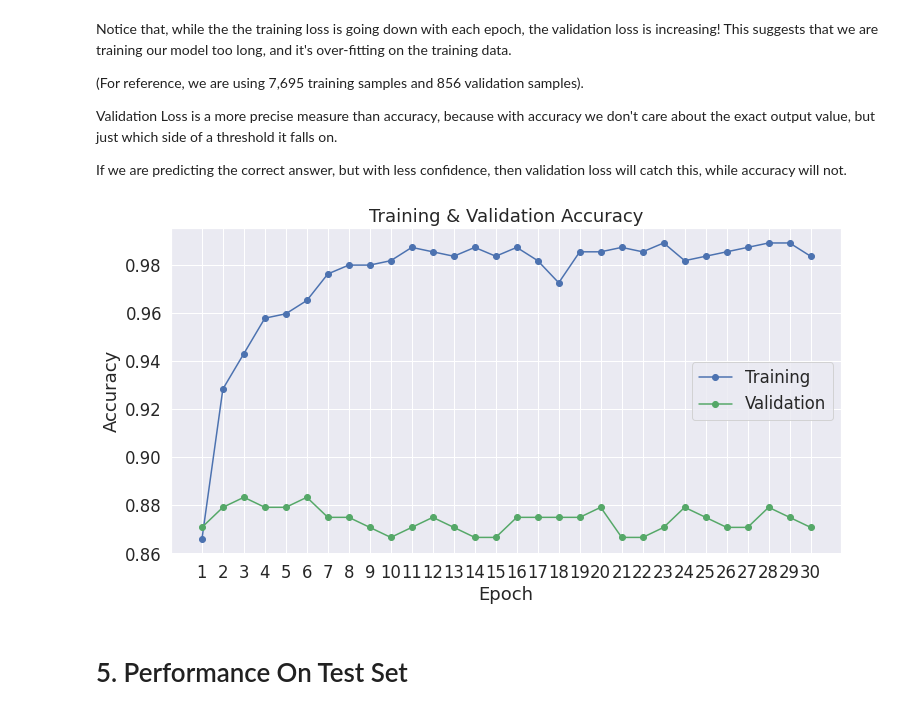
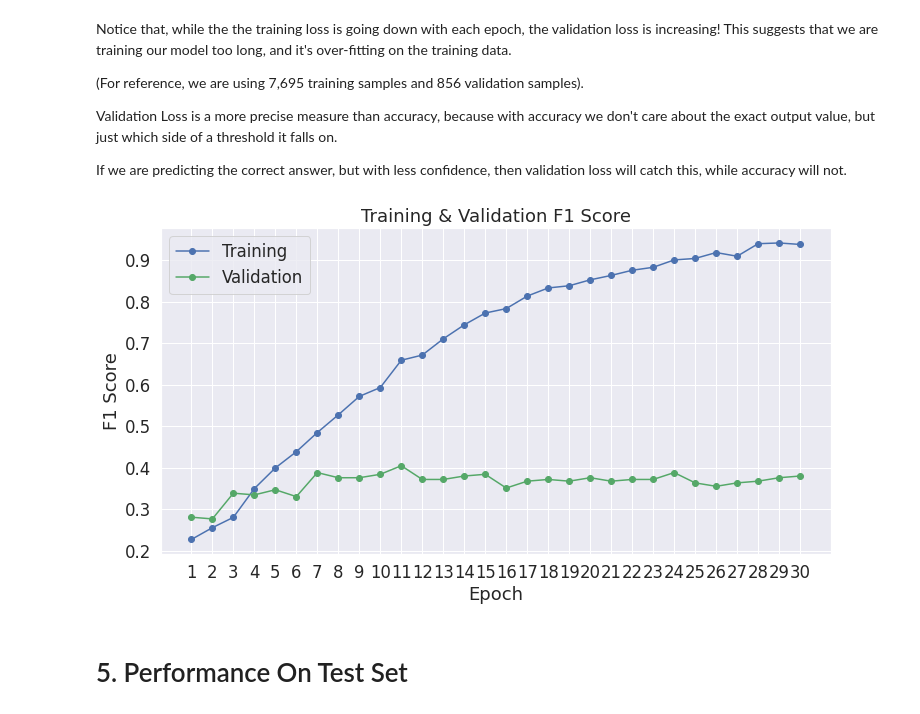
Before and after one commit to JYP97/DS2_Proj_Jobs_skills_analysis, a Jupyter notebook: DS2_BERT_Fine_Tuning_Sentence_Classification_v4.ipynb, the cells around one changed output. Drawn from its saved outputs; the diff is of its cells as text; code cells hidden in the pictures.

Commit message:
F1 Macro Tuning

```diff
--- a/DS2_BERT_Fine_Tuning_Sentence_Classification_v4.ipynb
+++ b/DS2_BERT_Fine_Tuning_Sentence_Classification_v4.ipynb
@@ -737,6 +754,7 @@ torch.cuda.empty_cache()
 # %%
 import random
 import numpy as np
+from sklearn.metrics import f1_score, accuracy_score
 
 # This training code is based on the `run_glue.py` script here:
 # https://github.com/huggingface/transformers/blob/5bfcd0485ece086ebcbed2d008813037968a9e58/examples/run_glue.py#L128
@@ -859,7 +877,7 @@ for epoch_i in range(0, epochs):
 
         # Calculate the accuracy for this batch of test sentences, and
         # accumulate it over all batches.
-        total_train_accuracy += flat_accuracy(logits, label_ids)
+        # total_train_accuracy += flat_accuracy(logits, label_ids)
 
         pred_flat = np.argmax(logits, axis=1).flatten()
         labels_flat = label_ids.flatten()
@@ -868,13 +886,14 @@ for epoch_i in range(0, epochs):
         predictions.extend(pred_flat)
         true_labels.extend(labels_flat)
 
+
+    print("")
+    # avg_train_accuracy = total_train_accuracy / len(train_dataloader)
+    avg_train_accuracy = accuracy_score(y_pred=predictions, y_true=true_labels, normalize = True)
+    print("  Accuracy: {0:.2f}".format(avg_train_accuracy))
+
     # Calculate the average loss over all of the batches.
     avg_train_loss = total_train_loss / len(train_dataloader)
-
-    print("")
-    avg_train_accuracy = total_train_accuracy / len(train_dataloader)
-    print("  Accuracy: {0:.2f}".format(avg_train_accuracy))
-
     print("  Average training loss: {0:.2f}".format(avg_train_loss))
 
     f1_train = f1_score(y_pred=predictions, y_true=true_labels, average='macro')
@@ -950,7 +969,7 @@ for epoch_i in range(0, epochs):
 
         # Calculate the accuracy for this batch of test sentences, and
         # accumulate it over all batches.
-        total_eval_accuracy += flat_accuracy(logits, label_ids)
+        # total_eval_accuracy += flat_accuracy(logits, label_ids)
 
         pred_flat = np.argmax(logits, axis=1).flatten()
         labels_flat = label_ids.flatten()
@@ -960,12 +979,12 @@ for epoch_i in range(0, epochs):
         true_labels.extend(labels_flat)
 
     # Report the final accuracy for this validation run.
-    avg_val_accuracy = total_eval_accuracy / len(validation_dataloader)
+    # avg_val_accuracy = total_eval_accuracy / len(validation_dataloader)
+    avg_val_accuracy = accuracy_score(y_pred=predictions, y_true=true_labels, normalize = True)
     print("  Accuracy: {0:.2f}".format(avg_val_accuracy))
 
     # Calculate the average loss over all of the batches.
     avg_val_loss = total_eval_loss / len(validation_dataloader)
-
     print("  Validation Loss: {0:.2f}".format(avg_val_loss))
 
     f1_val = f1_score(y_pred=predictions, y_true=true_labels, average='macro')
@@ -975,10 +994,10 @@ for epoch_i in range(0, epochs):
     validation_time = format_time(time.time() - t0)
     print("  Validation took: {:}".format(validation_time))
 
-    if(f1_macro > best_f1):
+    if(f1_val > best_f1):
         model.save_pretrained("/content/drive/MyDrive/DataScience/DS2/f1_models")
         print("  New best model saved!")
-        best_f1 = f1_macro
+        best_f1 = f1_val
 
     # Record all statistics from this epoch.
     training_stats.append(
@@ -1066,30 +1085,30 @@ If we are predicting the correct answer, but with less confidence, then validati
 # %%
 import matplotlib.pyplot as plt
 %matplotlib inline
 
 import seaborn as sns
 
 # Use plot styling from seaborn.
 sns.set(style='darkgrid')
 
 # Increase the plot size and font size.
 sns.set(font_scale=1.5)
 plt.rcParams["figure.figsize"] = (12,6)
 
 # Plot the learning curve.
 plt.plot(df_stats['Training Accur.'], 'b-o', label="Training")
 plt.plot(df_stats['Valid. Accur.'], 'g-o', label="Validation")
 
 # Label the plot.
-plt.title("Training & Validation Accuracy")
+plt.title("Training & Validation F1 Score")
 plt.xlabel("Epoch")
-plt.ylabel("Accuracy")
+plt.ylabel("F1 Score")
 plt.legend()
 plt.xticks([x+1 for x in range(epochs)])
 
 plt.show()
 # %% [output]
-[figure, old version]
+[figure, new version]
 # %% [markdown]
 # 5. Performance On Test Set
 # %% [markdown]
```
Also changed, not shown: parts of 20 cells of this notebook.
